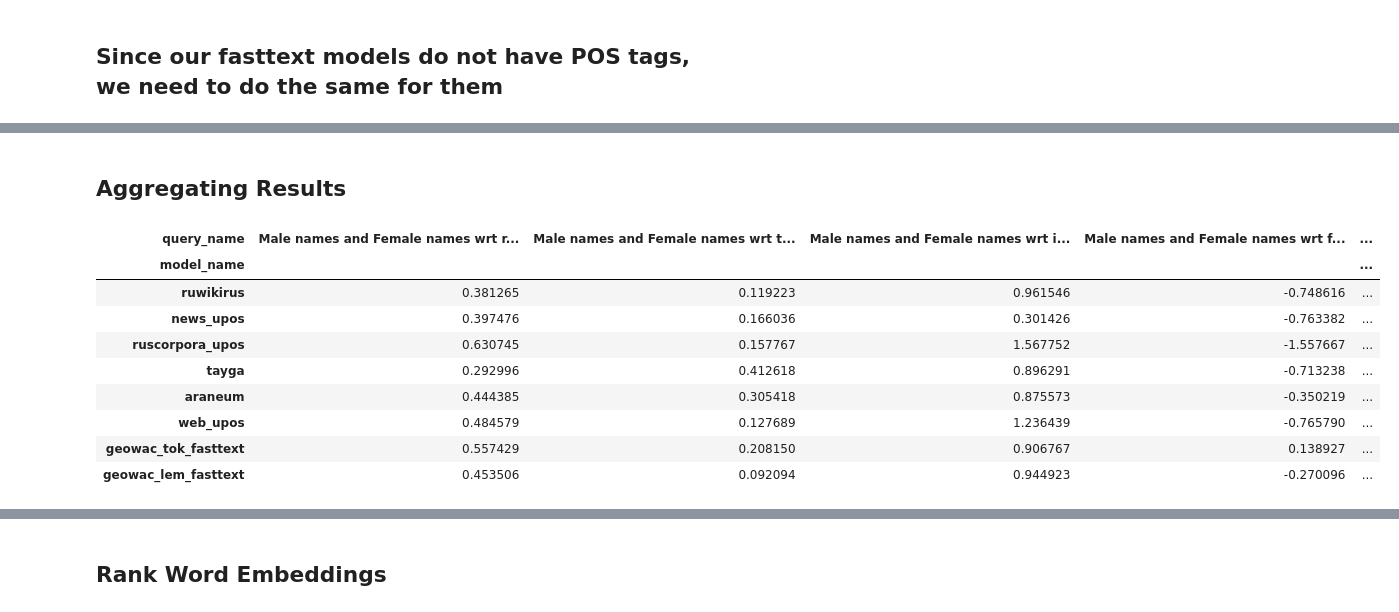
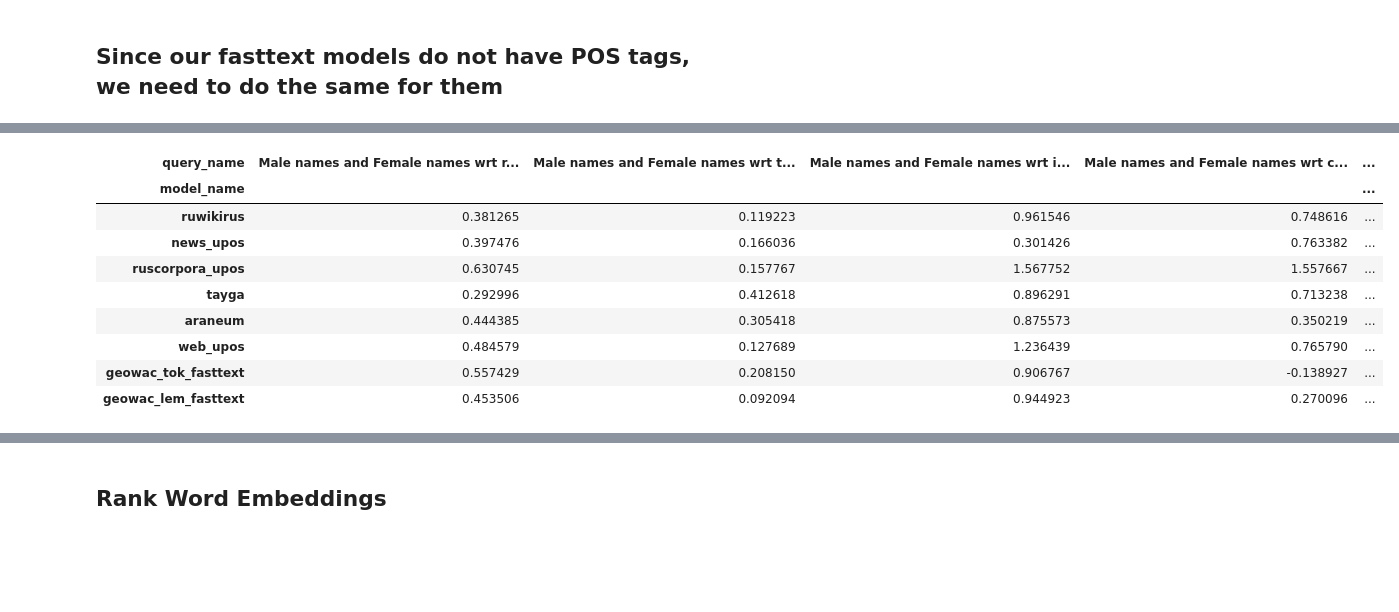
Before and after one commit to tatiana-merz/gender_bias_rusvectores, a Jupyter notebook: Gender Bias Rusvectores WEAT.ipynb, the cells around one changed output, grey strips where cells are left out. Drawn from its saved outputs; the diff is of its cells as text; code cells hidden in the pictures; blank space fills up the shorter version.

```diff
--- a/Gender Bias Rusvectores WEAT.ipynb
+++ b/Gender Bias Rusvectores WEAT.ipynb
@@ -267,45 +305,60 @@ gender_intell_appear_query_noPOS = Query(
 
 gender_car_fam_query_noPOS = Query(
     [male_terms_noPOS, female_terms_noPOS],
-    [df_noPOS["career_family.txt"].family.tolist(), df_noPOS["career_family.txt"].career.tolist()],
+    [df_noPOS["career_family.txt"].career.tolist(), df_noPOS["career_family.txt"].family.tolist()],
     ['Male names', 'Female names'],
-    ['family', 'career'])
+    ['career', 'family'])
 
 gender_sci_art_query_noPOS = Query(
     [male_terms_noPOS, female_terms_noPOS],
     [df_noPOS["science_arts.txt"].science.tolist(), df_noPOS["science_arts.txt"].arts.tolist()],
     ['Male names', 'Female names'],
     ['science', 'arts'])
+
+gender_sci_art_query_noPOS = Query(
+    [male_terms_noPOS, female_terms_noPOS],
+    [df_noPOS["science_arts.txt"].science.tolist(), df_noPOS["science_arts.txt"].arts.tolist()],
+    ['Male names', 'Female names'],
+    ['science', 'arts'])
+
+gender_str_weak_query_noPOS = Query(
+    [male_terms_noPOS, female_terms_noPOS],
+    [df_noPOS["strong_weak.txt"].strength.tolist(), df_noPOS["strong_weak.txt"].weakness.tolist()],
+    ['Male names', 'Female names'],
+    ['strength', 'weakness'])
 # %%
 queries_noPOS = [
     gender_rational_emotional_query_noPOS,
     gender_tech_hum_query_noPOS,
     gender_intell_appear_query_noPOS,
     gender_car_fam_query_noPOS,
-    gender_sci_art_query_noPOS
+    gender_sci_art_query_noPOS,
+    gender_str_weak_query_noPOS
 ]
+# %%
+### assigning models to a list
+models = [word2vec_ruwikiruscorpora, word2vec_news_upos, word2vec_ruscorpora,
+          word2vec_tayga, word2vec_araneum, word2vec_web_upos]
 # %%
 ### assigning models to a list
-models_noPOS = [word2vec_geowac_tok_fasttext, word2vec_geowac_lem_fasttext]s
+models_noPOS = [word2vec_geowac_tok_fasttext, word2vec_geowac_lem_fasttext]
-# %% [markdown]
-## Aggregating Results
 # %%
 # run the queries for all models and all topics
-res1 = run_queries(WEAT, queries, models)
+res1 = run_queries(WEAT, queries, models, lost_vocabulary_threshold=0.3)
 #res2 = run_queries(WEAT, queries_noPOS, models_noPOS, warn_not_found_words=False)
 
 res2 = run_queries(WEAT, queries_noPOS, models_noPOS)
 
 results = pd.concat([res1, res2])
 results
 # %% [output]
-| query_name | Male names and Female names wrt r... | Male names and Female names wrt t... | Male names and Female names wrt i... | Male names and Female names wrt f... | ... |
+| query_name | Male names and Female names wrt r... | Male names and Female names wrt t... | Male names and Female names wrt i... | Male names and Female names wrt c... | ... |
 | model_name |  |  |  |  | ... |
-| ruwikirus | 0.381265 | 0.119223 | 0.961546 | -0.748616 | ... |
-| news_upos | 0.397476 | 0.166036 | 0.301426 | -0.763382 | ... |
-| ruscorpora_upos | 0.630745 | 0.157767 | 1.567752 | -1.557667 | ... |
-| tayga | 0.292996 | 0.412618 | 0.896291 | -0.713238 | ... |
-| araneum | 0.444385 | 0.305418 | 0.875573 | -0.350219 | ... |
-| web_upos | 0.484579 | 0.127689 | 1.236439 | -0.765790 | ... |
-| geowac_tok_fasttext | 0.557429 | 0.208150 | 0.906767 | 0.138927 | ... |
-| geowac_lem_fasttext | 0.453506 | 0.092094 | 0.944923 | -0.270096 | ... |
+| ruwikirus | 0.381265 | 0.119223 | 0.961546 | 0.748616 | ... |
+| news_upos | 0.397476 | 0.166036 | 0.301426 | 0.763382 | ... |
+| ruscorpora_upos | 0.630745 | 0.157767 | 1.567752 | 1.557667 | ... |
+| tayga | 0.292996 | 0.412618 | 0.896291 | 0.713238 | ... |
+| araneum | 0.444385 | 0.305418 | 0.875573 | 0.350219 | ... |
+| web_upos | 0.484579 | 0.127689 | 1.236439 | 0.765790 | ... |
+| geowac_tok_fasttext | 0.557429 | 0.208150 | 0.906767 | -0.138927 | ... |
+| geowac_lem_fasttext | 0.453506 | 0.092094 | 0.944923 | 0.270096 | ... |
```
Also changed, not shown: parts of 22 cells of this notebook.
